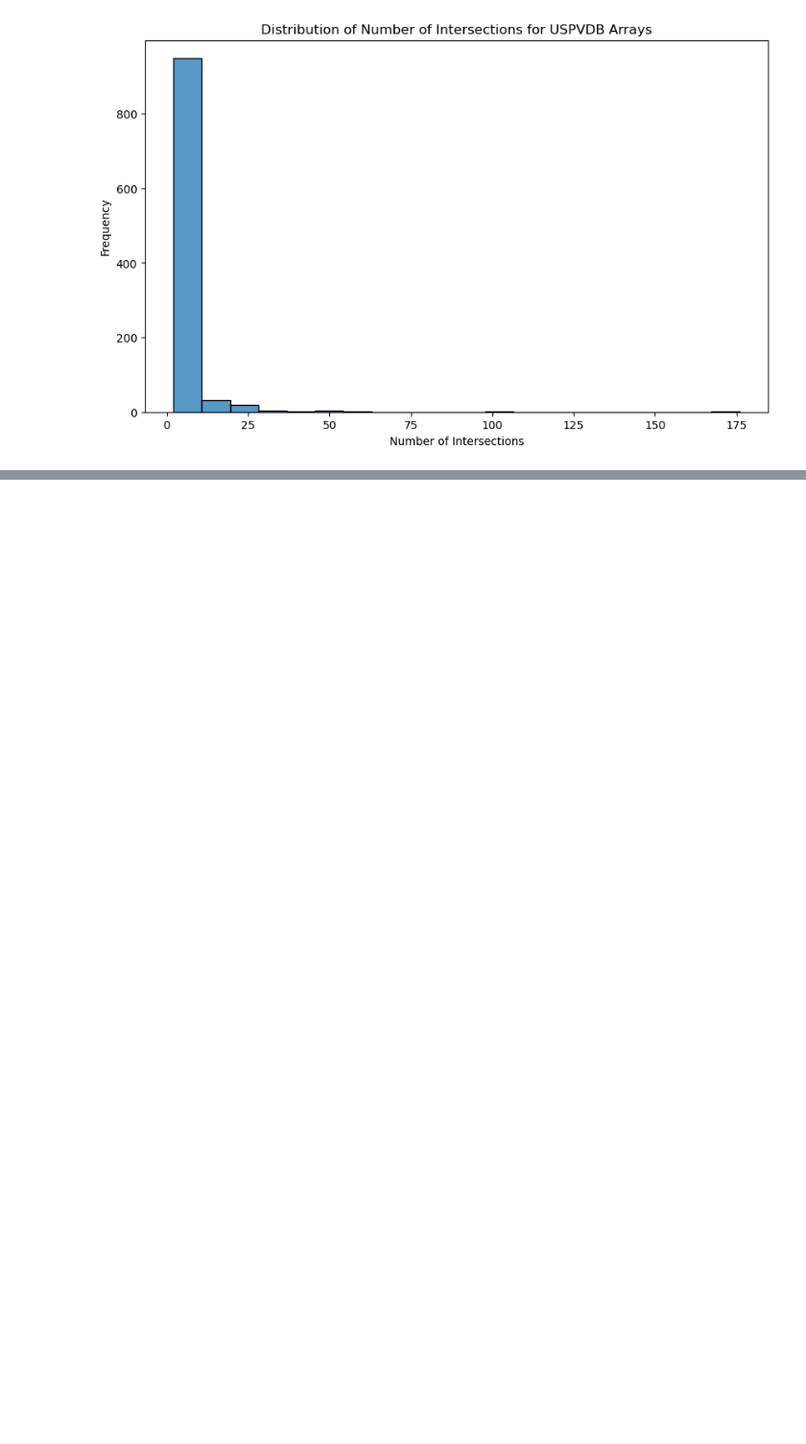
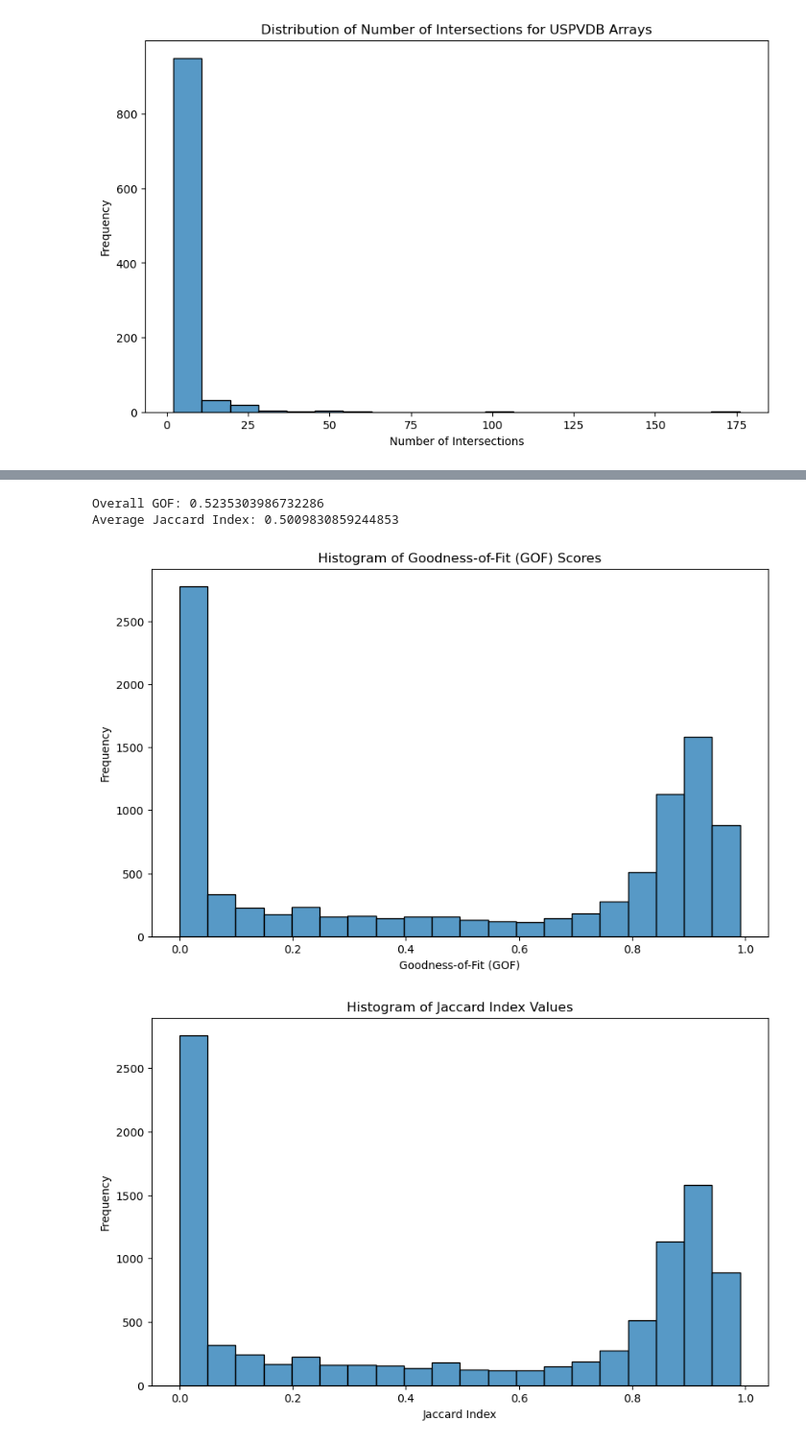
Before and after one commit to stidjaco/GMSEUS, a Jupyter notebook: script9_spatialValidation.ipynb, the cells around one changed output, grey strips where cells are left out. Shown at 96% size. Saved outputs shown, nothing was run; the diff lists cells and outputs as text; code cells hidden in the pictures; blank space fills up the shorter version.

```diff
--- a/script9_spatialValidation.ipynb
+++ b/script9_spatialValidation.ipynb
@@ -385,0 +493,25 @@ plt.show()
+# %%
+# Print overall GOF and average Jaccard Index
+print("Overall GOF:", overall_gof)
+print("Average Jaccard Index:", average_jaccard)
+
+# Plot the histogram of GOF scores
+plt.figure(figsize=(10, 6))
+sns.histplot(intersections_gdf['gof'], bins=20, kde=False)
+plt.xlabel('Goodness-of-Fit (GOF)')
+plt.ylabel('Frequency')
+plt.title('Histogram of Goodness-of-Fit (GOF) Scores')
+plt.show()
+
+# Plot the histogram of Jaccard Index values
+plt.figure(figsize=(10, 6))
+sns.histplot(intersections_gdf['jaccard_index'], bins=20, kde=False)
+plt.xlabel('Jaccard Index')
+plt.ylabel('Frequency')
+plt.title('Histogram of Jaccard Index Values')
+plt.show()
+# %% [output]
+Overall GOF: 0.5235303986732286
+Average Jaccard Index: 0.5009830859244853
+[figure, added]
+[figure, added]
```
Also changed, not shown: parts of 18 cells of this notebook.
